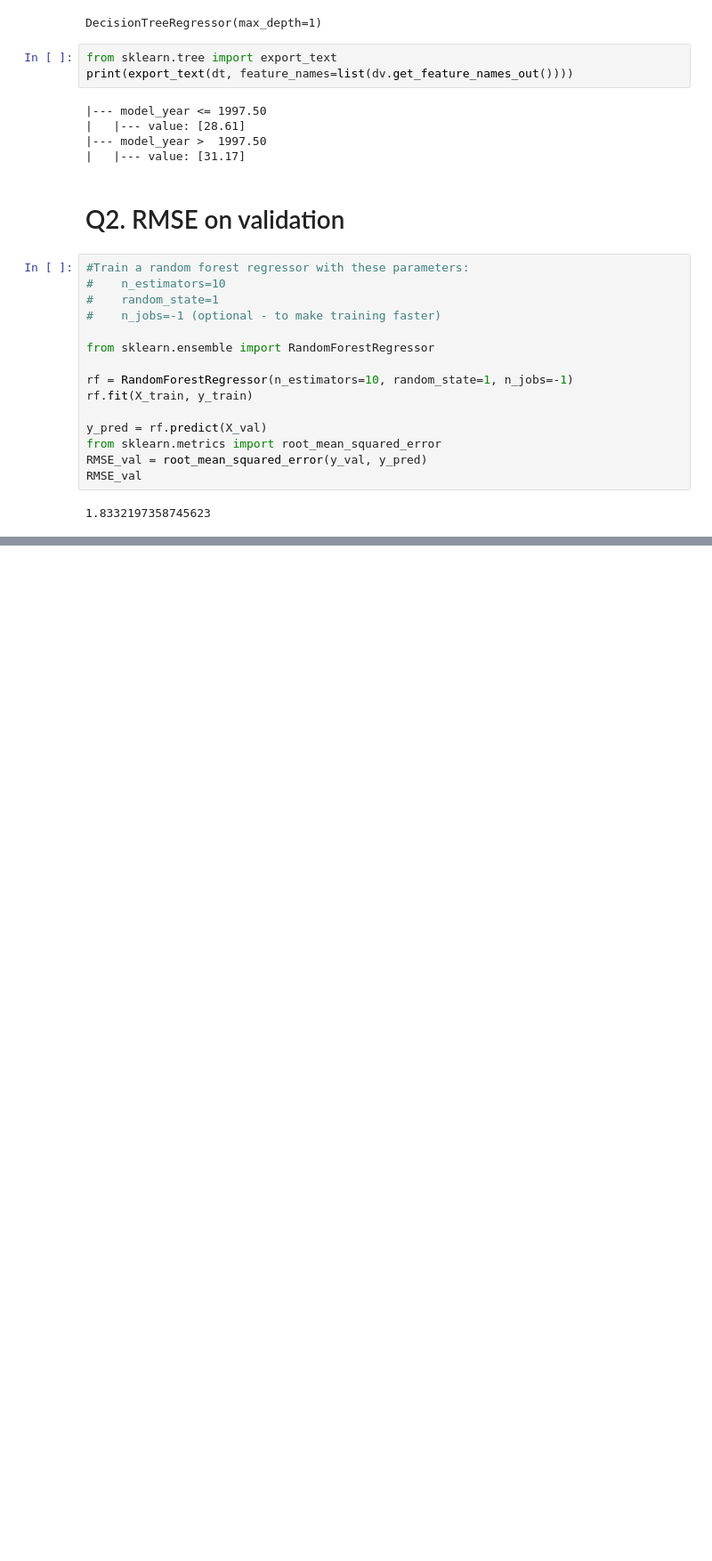
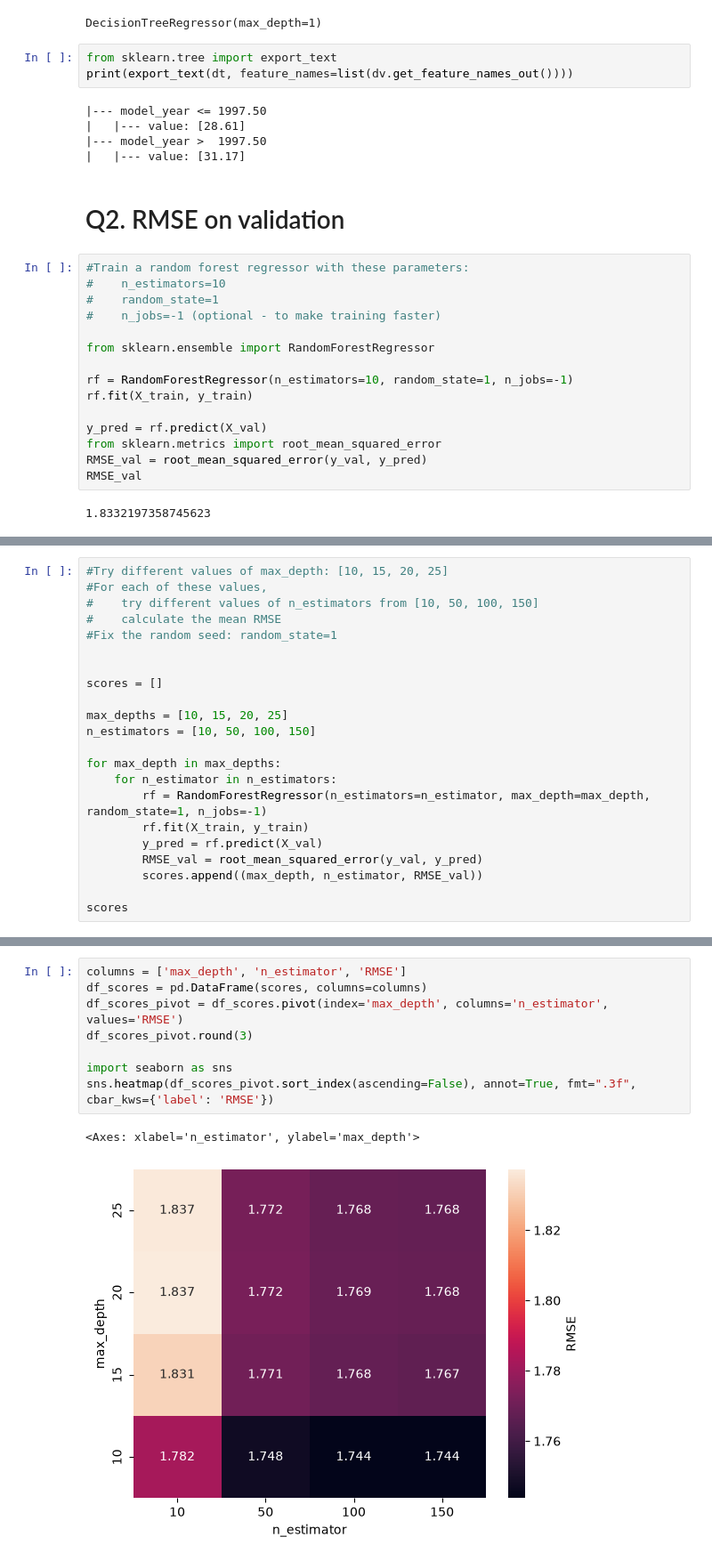
Before and after one commit to GustavoRusso/ml-zoomcamp-homework, a Jupyter notebook: 06-trees/06-trees-lectures-hw.ipynb, the cells around one changed output, grey strips where cells are left out. Shown at 89% size. Drawn from its saved outputs; the diff is of its cells as text; blank space fills up the shorter version.

```diff
--- a/06-trees/06-trees-lectures-hw.ipynb
+++ b/06-trees/06-trees-lectures-hw.ipynb
@@ -164,0 +190,22 @@ RMSE_val
+# %%
+#Try different values of max_depth: [10, 15, 20, 25]
+#For each of these values,
+#    try different values of n_estimators from [10, 50, 100, 150]
+#    calculate the mean RMSE
+#Fix the random seed: random_state=1
+
+
+scores = []
+
+max_depths = [10, 15, 20, 25]
+n_estimators = [10, 50, 100, 150]
+
+for max_depth in max_depths:
+    for n_estimator in n_estimators:
+        rf = RandomForestRegressor(n_estimators=n_estimator, max_depth=max_depth, random_state=1, n_jobs=-1)
+        rf.fit(X_train, y_train)
+        y_pred = rf.predict(X_val)
+        RMSE_val = root_mean_squared_error(y_val, y_pred)
+        scores.append((max_depth, n_estimator, RMSE_val))
+
+scores
@@ -164,0 +229,11 @@ RMSE_val
+# %%
+columns = ['max_depth', 'n_estimator', 'RMSE']
+df_scores = pd.DataFrame(scores, columns=columns)
+df_scores_pivot = df_scores.pivot(index='max_depth', columns='n_estimator', values='RMSE')
+df_scores_pivot.round(3)
+
+import seaborn as sns
+sns.heatmap(df_scores_pivot.sort_index(ascending=False), annot=True, fmt=".3f", cbar_kws={'label': 'RMSE'})
+# %% [output]
+<Axes: xlabel='n_estimator', ylabel='max_depth'>
+[figure, added]
```
Also changed, not shown: parts of 9 cells of this notebook.
